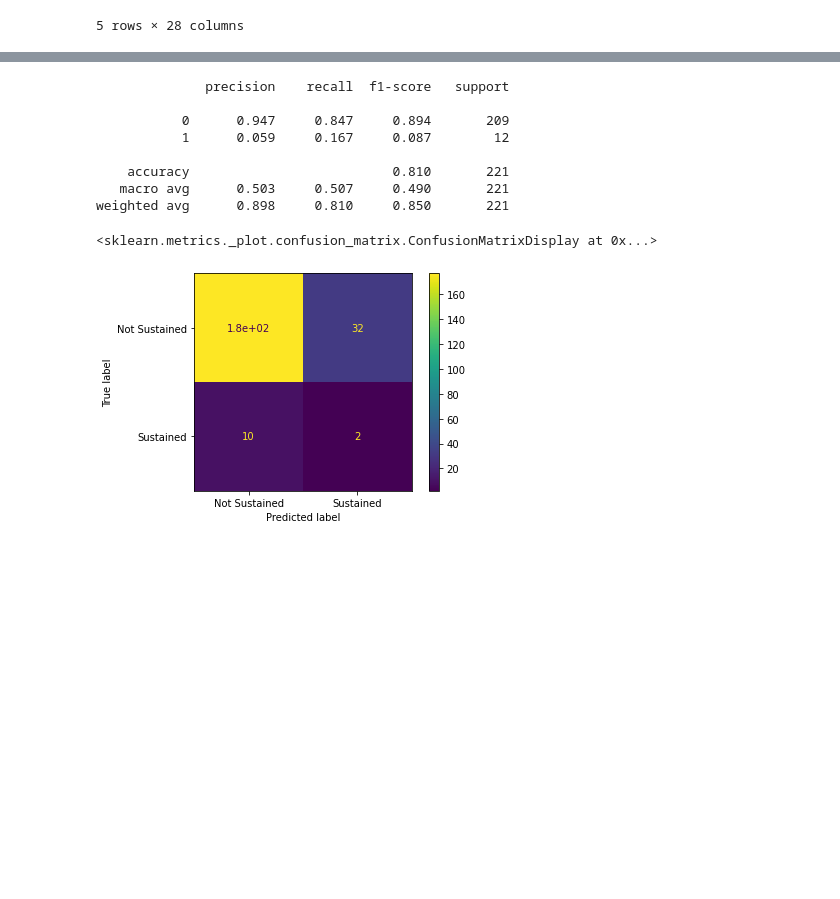
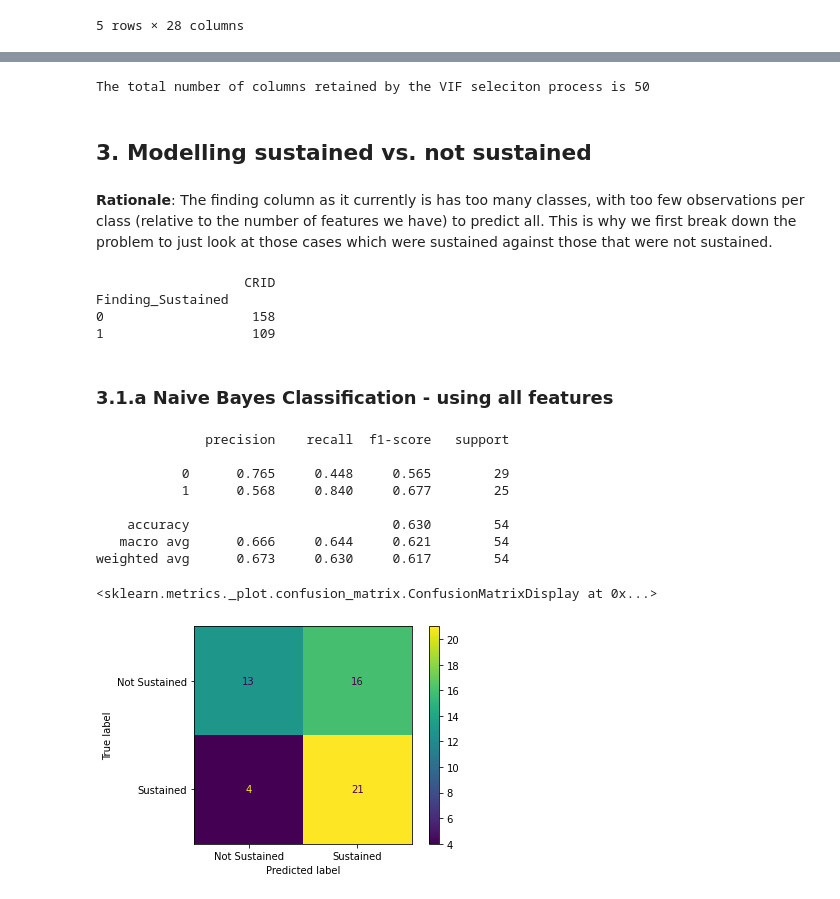
Before and after one commit to mihirbhaskar/chicago-complaints, a Jupyter notebook: code/10_Predicting_Complaint_Findings.ipynb, the cells around one changed output, grey strips where cells are left out. Cells and saved outputs as stored; diff of their text form; code cells hidden in the pictures; blank space fills up the shorter version.

Commit message:
adding all the complaint finding prediction analysis

```diff
--- a/code/10_Predicting_Complaint_Findings.ipynb
+++ b/code/10_Predicting_Complaint_Findings.ipynb
@@ -53,7 +57,7 @@ df.head()
 | 4 | 1073326 | 14476 | Unnecessary Display Of Weapon / O... | No Affidavit | No Action Taken | 621.0 | 2015-01-01 | 2015-01-12 | 2015-09-14 | ... |
 5 rows × 28 columns
 # %%
-# Merging on census tract data stuff
-acs = pd.read_csv(here('./data/CleanACSFile.csv'))
+# Merging on census tract-level features, stored in the 'Combined' dataset
+tractlevel = pd.read_csv(here('./data/Combined.csv'))
 
-df = df.merge(acs, how='left', on=['geo_id'])
+df = df.merge(tractlevel, how='left', on=['geo_id'])
@@ -130,0 +181,10 @@ df
+# %%
+print(f'The total number of columns retained by the VIF seleciton process is {len(vif_keep)}')
+
+vif_keep = tmp.columns[vif_keep]
+# %% [output]
+The total number of columns retained by the VIF seleciton process is 50
+# %% [markdown]
+## 3. Modelling sustained vs. not sustained
+# %% [markdown]
+**Rationale**: The finding column as it currently is has too many classes, with too few observations per class (relative to the number of features we have) to predict all. This is why we first break down the problem to just look at those cases which were sustained against those that were not sustained.
@@ -131,31 +217,38 @@ df
+# %%
+# Show the distribution of labels
+print(df_sust[['CRID', 'Finding_Sustained']].groupby('Finding_Sustained').count())
+
+# Define labels to use on following graphs and confusion matrices
+target_names = ['Not Sustained', 'Sustained']
+# %% [output]
+                   CRID
+Finding_Sustained
+0                   158
+1                   109
+# %% [markdown]
+### 3.1.a Naive Bayes Classification - using all features
 # %%
-#Creating the classification model (1)
+# Define model object
+nb_full = GaussianNB()
 
-#Creating X and y dataframes
+# Fit to the training data and get predicitons
+nb_full_pred = nb_full.fit(X_train,y_train).predict(X_test)
 
-#Splitting into train and test
-X_train, X_test, y_train, y_test = train_test_split(X, y,test_size = 0.20, random_state = 11)
+# Print classification report
+print(classification_report(y_test,nb_full_pred,digits = 3))
 
-#Importing class
-
-#Defining model
-model = GaussianNB()
-nb_pred = model.fit(X_train,y_train).predict(X_test)
-print(classification_report(y_test,nb_pred,digits = 3))
-
-#Confusion matrix
-cm = confusion_matrix(y_test,nb_pred)
-target_names = ['Not Sustained','Sustained']
+# Print confusion matrix
+cm = confusion_matrix(y_test,nb_full_pred)
 display_cm = ConfusionMatrixDisplay(confusion_matrix = cm, display_labels = target_names)
 display_cm.plot()
 # %% [output]
               precision    recall  f1-score   support
 
-           0      0.947     0.847     0.894       209
-           1      0.059     0.167     0.087        12
+           0      0.765     0.448     0.565        29
+           1      0.568     0.840     0.677        25
 
-    accuracy                          0.810       221
-   macro avg      0.503     0.507     0.490       221
-weighted avg      0.898     0.810     0.850       221
+    accuracy                          0.630        54
+   macro avg      0.666     0.644     0.621        54
+weighted avg      0.673     0.630     0.617        54
 <sklearn.metrics._plot.confusion_matrix.ConfusionMatrixDisplay at 0x...>
-[figure, old version]
+[figure, new version]
```
Also changed, not shown: parts of 53 cells of this notebook.
